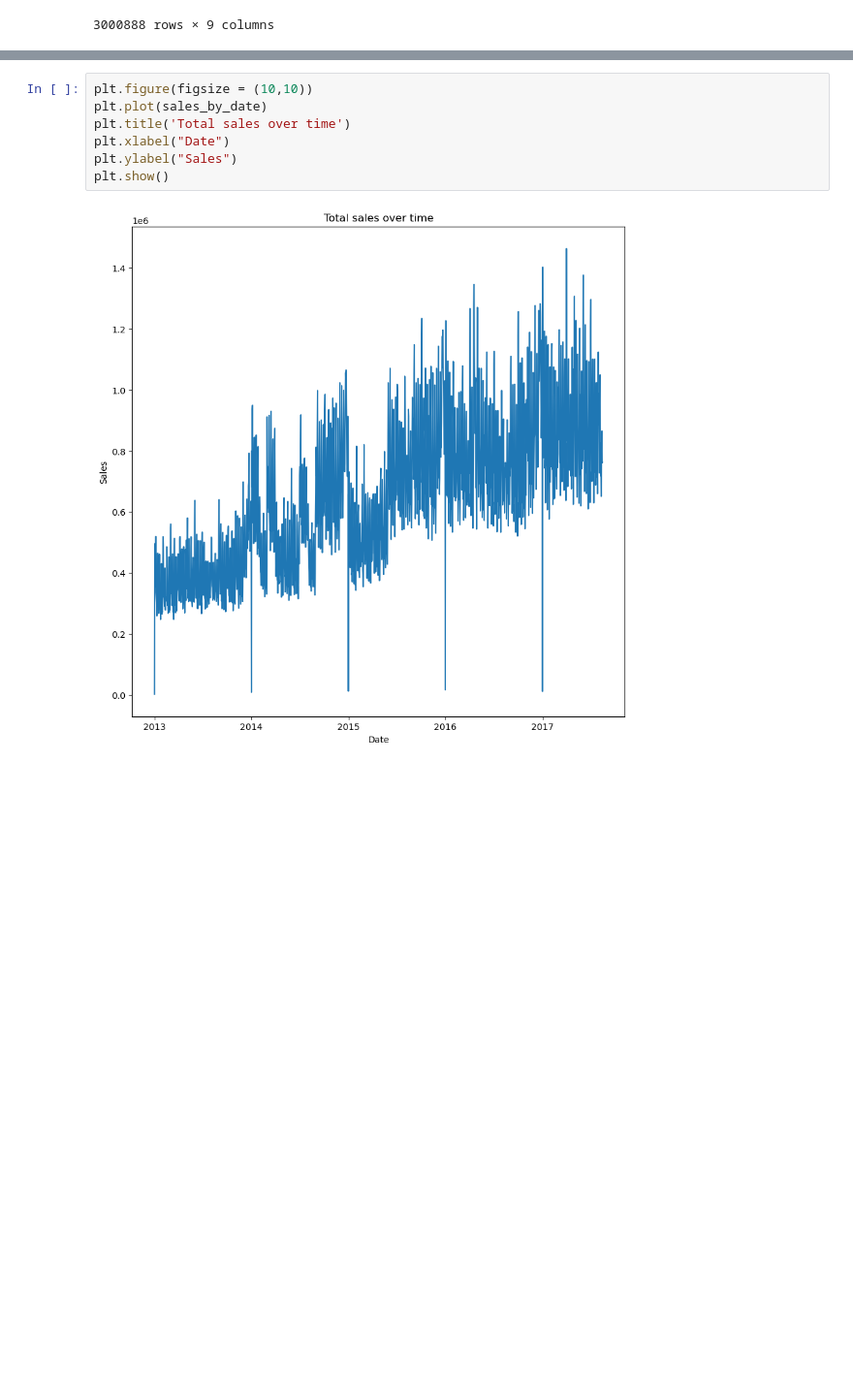
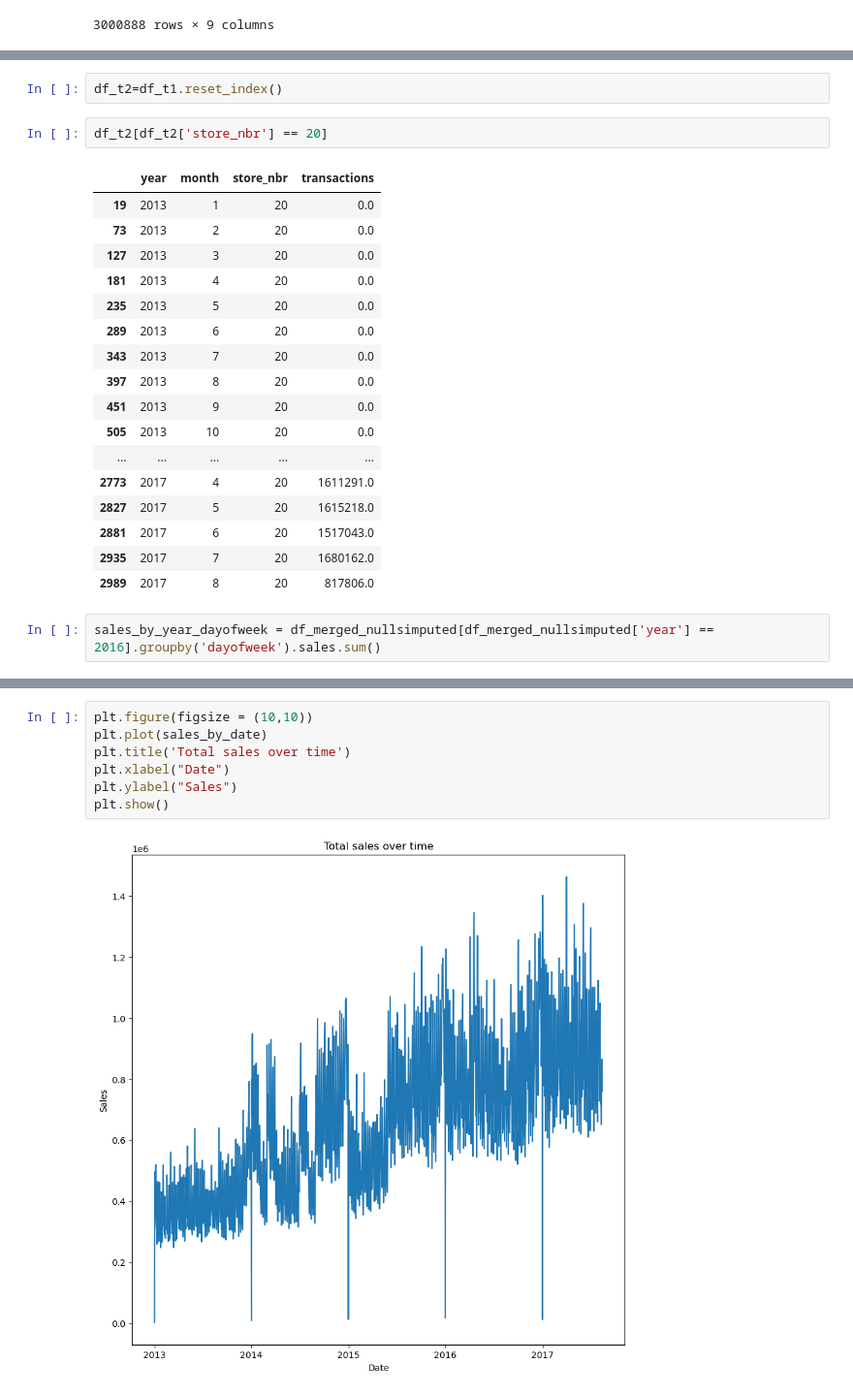
Before and after one commit to divaynagpal/MS422FinalProject, a Jupyter notebook: StoreSalesPrediction.ipynb, the cells around one changed output, grey strips where cells are left out. Shown at 97% size. Cells and saved outputs as stored; diff of their text form; blank space fills up the shorter version.

```diff
--- a/StoreSalesPrediction.ipynb
+++ b/StoreSalesPrediction.ipynb
@@ -217,0 +378,24 @@ df_train
+# %%
+df_t2=df_t1.reset_index()
+# %%
+df_t2[df_t2['store_nbr'] == 20]
+# %% [output]
+|  | year | month | store_nbr | transactions |
+| 19 | 2013 | 1 | 20 | 0.0 |
+| 73 | 2013 | 2 | 20 | 0.0 |
+| 127 | 2013 | 3 | 20 | 0.0 |
+| 181 | 2013 | 4 | 20 | 0.0 |
+| 235 | 2013 | 5 | 20 | 0.0 |
+| 289 | 2013 | 6 | 20 | 0.0 |
+| 343 | 2013 | 7 | 20 | 0.0 |
+| 397 | 2013 | 8 | 20 | 0.0 |
+| 451 | 2013 | 9 | 20 | 0.0 |
+| 505 | 2013 | 10 | 20 | 0.0 |
+| ... | ... | ... | ... | ... |
+| 2773 | 2017 | 4 | 20 | 1611291.0 |
+| 2827 | 2017 | 5 | 20 | 1615218.0 |
+| 2881 | 2017 | 6 | 20 | 1517043.0 |
+| 2935 | 2017 | 7 | 20 | 1680162.0 |
+| 2989 | 2017 | 8 | 20 | 817806.0 |
+# %%
+sales_by_year_dayofweek = df_merged_nullsimputed[df_merged_nullsimputed['year'] == 2016].groupby('dayofweek').sales.sum()
```
Also changed, not shown: parts of 38 cells of this notebook, 1 other file.
